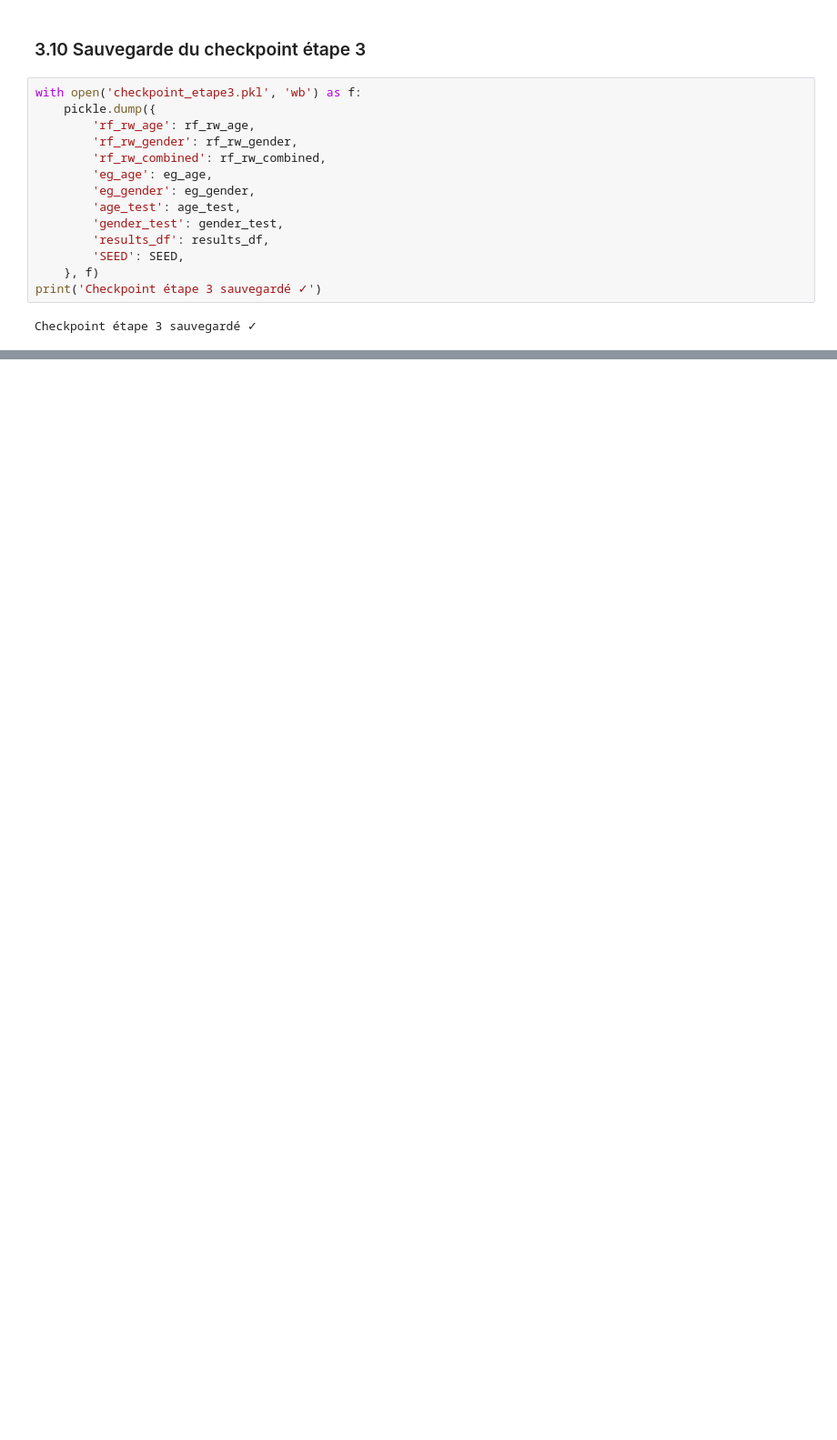
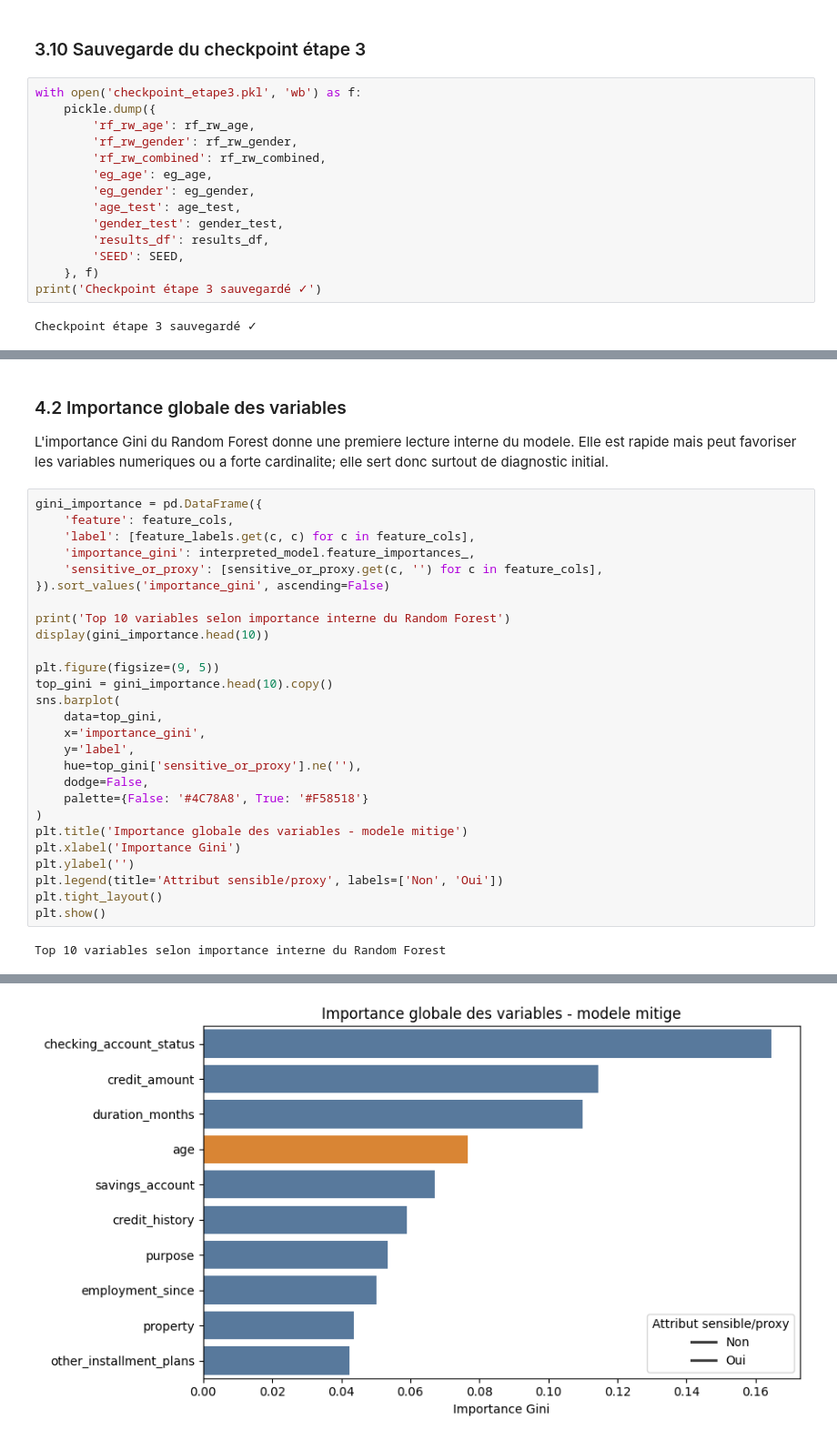
Before and after one commit to lounishamroun/credit-data-fairness, a Jupyter notebook: notebooks/fairness_notebook_Lina.ipynb, the cells around one changed output, grey strips where cells are left out. Shown at 91% size. Cells and saved outputs as stored; diff of their text form; blank space fills up the shorter version.

```diff
--- a/notebooks/fairness_notebook_Lina.ipynb
+++ b/notebooks/fairness_notebook_Lina.ipynb
@@ -596,0 +650,33 @@ Checkpoint étape 3 sauvegardé ✓
+# %% [markdown]
+### 4.2 Importance globale des variables
+
+L'importance Gini du Random Forest donne une premiere lecture interne du modele. Elle est rapide mais peut favoriser les variables numeriques ou a forte cardinalite; elle sert donc surtout de diagnostic initial.
+# %%
+gini_importance = pd.DataFrame({
+    'feature': feature_cols,
+    'label': [feature_labels.get(c, c) for c in feature_cols],
+    'importance_gini': interpreted_model.feature_importances_,
+    'sensitive_or_proxy': [sensitive_or_proxy.get(c, '') for c in feature_cols],
+}).sort_values('importance_gini', ascending=False)
+
+print('Top 10 variables selon importance interne du Random Forest')
+display(gini_importance.head(10))
+
+plt.figure(figsize=(9, 5))
+top_gini = gini_importance.head(10).copy()
+sns.barplot(
+    data=top_gini,
+    x='importance_gini',
+    y='label',
+    hue=top_gini['sensitive_or_proxy'].ne(''),
+    dodge=False,
+    palette={False: '#4C78A8', True: '#F58518'}
+)
+plt.title('Importance globale des variables - modele mitige')
+plt.xlabel('Importance Gini')
+plt.ylabel('')
+plt.legend(title='Attribut sensible/proxy', labels=['Non', 'Oui'])
+plt.tight_layout()
+plt.show()
+# %% [output]
+Top 10 variables selon importance interne du Random Forest
@@ -596,0 +694 @@ Checkpoint étape 3 sauvegardé ✓
+[figure, added]
```
Also changed, not shown: parts of 16 cells of this notebook, 5 other files.
